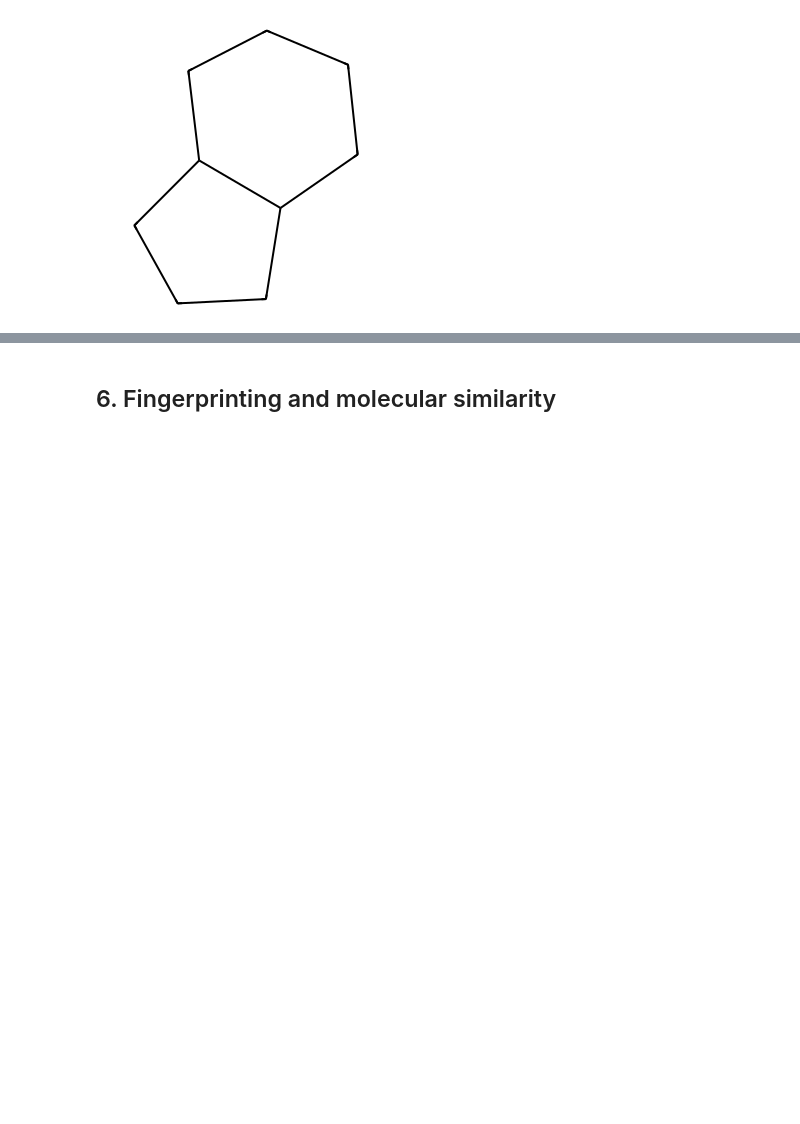
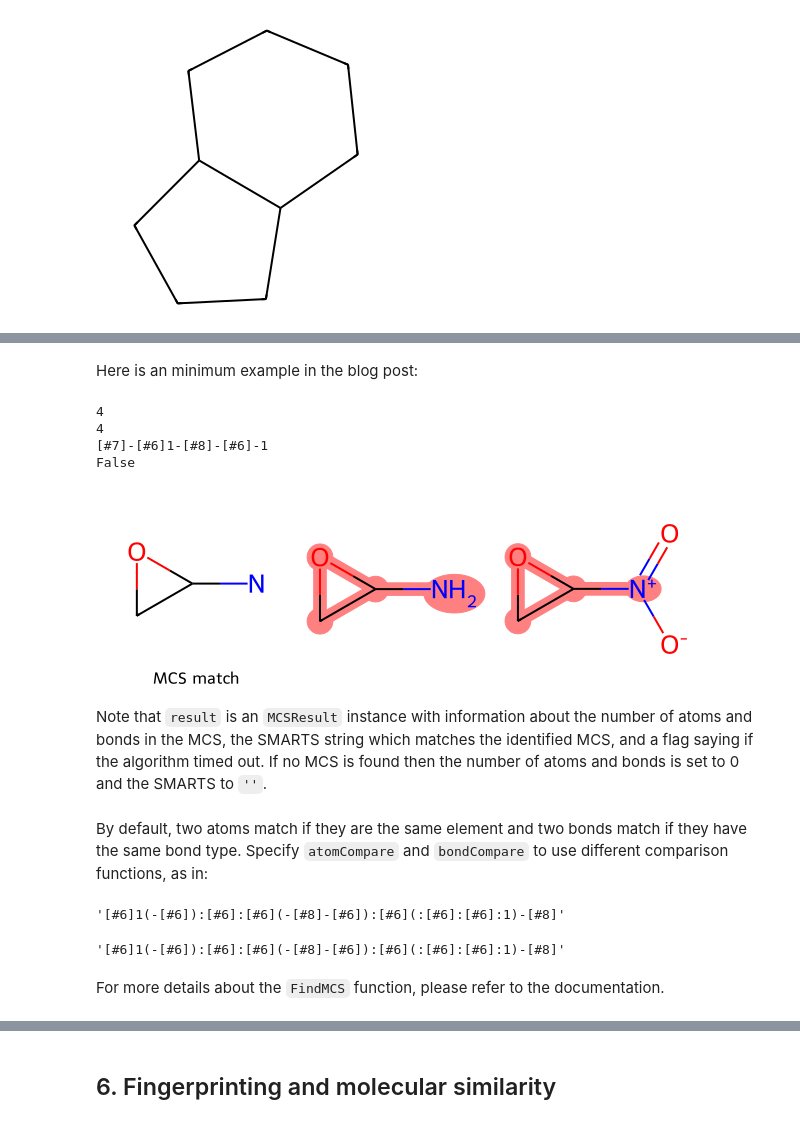
Before and after one commit to wehs7661/demos_hub, a Jupyter notebook: notebooks/RDKit.ipynb, the cells around one changed output, grey strips where cells are left out. Drawn from its saved outputs; the diff is of its cells as text; code cells hidden in the pictures; blank space fills up the shorter version.

```diff
--- a/notebooks/RDKit.ipynb
+++ b/notebooks/RDKit.ipynb
@@ -962,0 +1004,29 @@ C1CCC2CCCC2C1
+# %% [markdown]
+Here is an minimum example in the blog post:
+# %%
+drawing, result = idnetify_and_align_against_MCS(["NC1OC1", "C1OC1[N+](=O)[O-]"])
+print(result.numAtoms)
+print(result.numBonds)
+print(result.smartsString)
+print(result.canceled)
+drawing
+# %% [output]
+4
+4
+[#7]-[#6]1-[#8]-[#6]-1
+False
+[figure, added]
+# %% [markdown]
+Note that `result` is an `MCSResult` instance with information about the number of atoms and bonds in the MCS, the SMARTS string which matches the identified MCS, and a flag saying if the algorithm timed out. If no MCS is found then the number of atoms and bonds is set to 0 and the SMARTS to `''`.
+# %% [markdown]
+By default, two atoms match if they are the same element and two bonds match if they have the same bond type. Specify `atomCompare` and `bondCompare` to use different comparison functions, as in:
+# %%
+rdFMCS.FindMCS(mols, atomCompare=rdFMCS.AtomCompare.CompareAny).smartsString
+# %% [output]
+'[#6]1(-[#6]):[#6]:[#6](-[#8]-[#6]):[#6](:[#6]:[#6]:1)-[#8]'
+# %%
+rdFMCS.FindMCS(mols, bondCompare=rdFMCS.BondCompare.CompareAny).smartsString
+# %% [output]
+'[#6]1(-[#6]):[#6]:[#6](-[#8]-[#6]):[#6](:[#6]:[#6]:1)-[#8]'
+# %% [markdown]
+For more details about the `FindMCS` function, please refer to the documentation.
```
Also changed, not shown: parts of 12 cells of this notebook, 1 other file.
